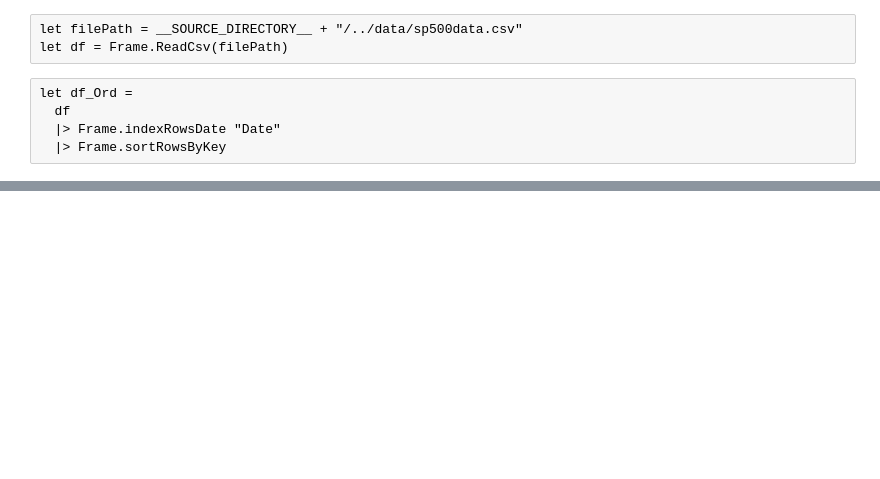
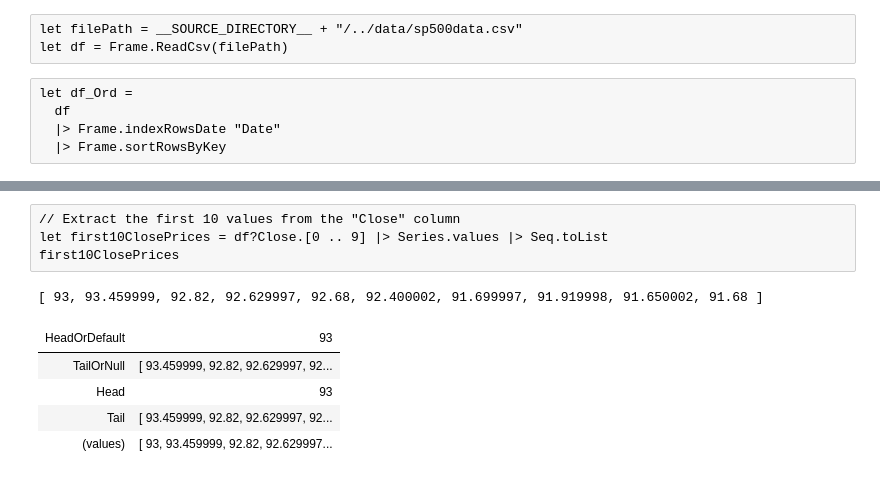
Before and after one commit to robitsar/Portfolio, a Jupyter notebook: notebooks/data_asset_fs.ipynb, the cells around one changed output, grey strips where cells are left out. Drawn from its saved outputs; the diff is of its cells as text; blank space fills up the shorter version.

```diff
--- a/notebooks/data_asset_fs.ipynb
+++ b/notebooks/data_asset_fs.ipynb
@@ -104,0 +183,11 @@ let df_Ord =
+# %%
+// Extract the first 10 values from the "Close" column
+let first10ClosePrices = df?Close.[0 .. 9] |> Series.values |> Seq.toList
+first10ClosePrices
+# %% [output]
+[ 93, 93.459999, 92.82, 92.629997, 92.68, 92.400002, 91.699997, 91.919998, 91.650002, 91.68 ]
+| HeadOrDefault | 93 |
+| TailOrNull | [ 93.459999, 92.82, 92.629997, 92... |
+| Head | 93 |
+| Tail | [ 93.459999, 92.82, 92.629997, 92... |
+| (values) | [ 93, 93.459999, 92.82, 92.629997... |
```
Also changed, not shown: parts of 12 cells of this notebook, 2 other files.
